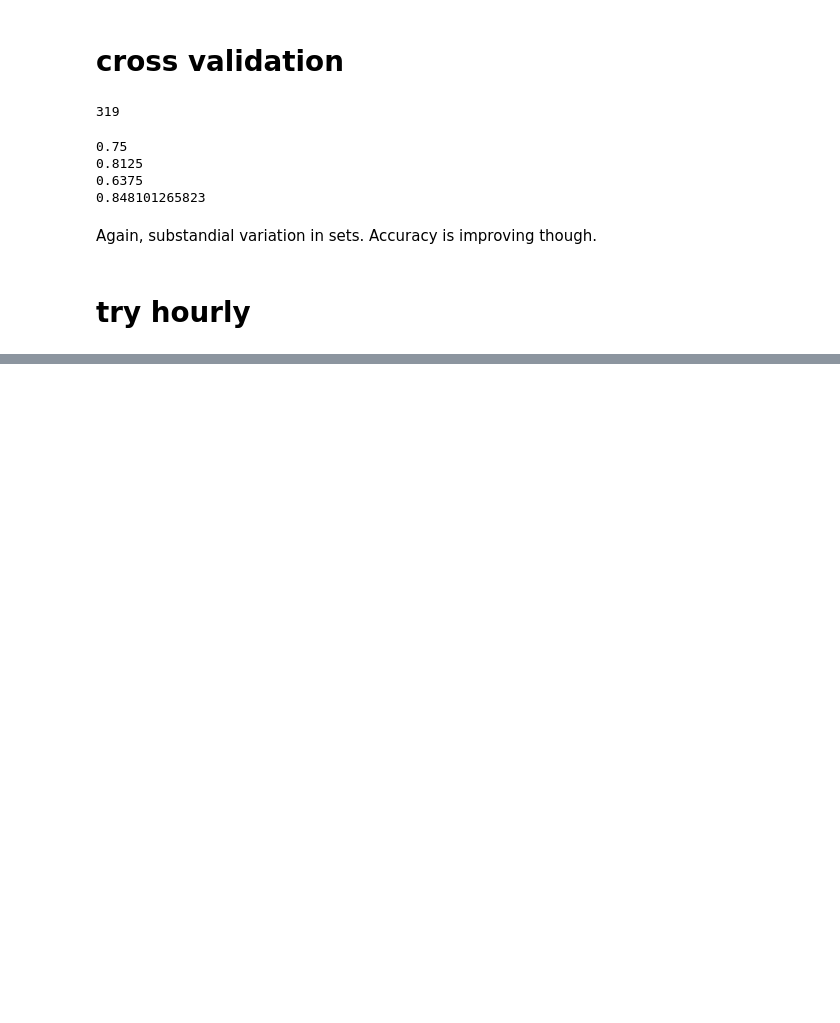
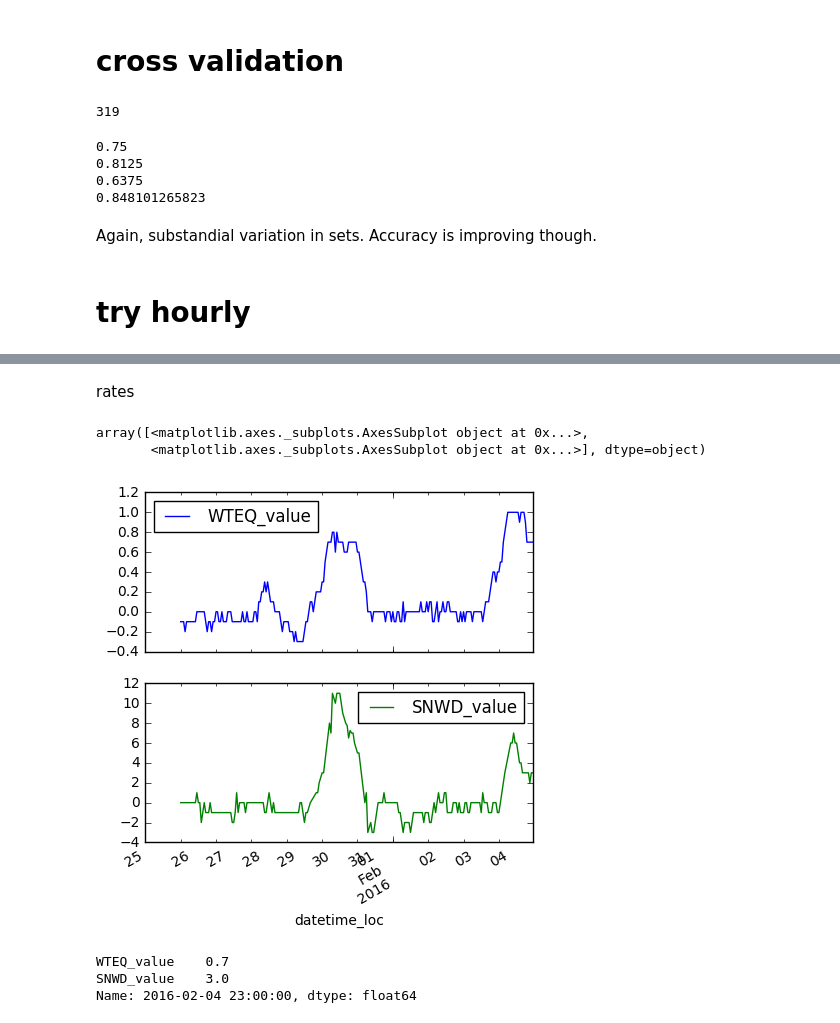
Before and after one commit to baldwint/snotelier, a Jupyter notebook: usda.ipynb, the cells around one changed output, grey strips where cells are left out. Drawn from its saved outputs; the diff is of its cells as text; code cells hidden in the pictures; blank space fills up the shorter version.

```diff
--- a/usda.ipynb
+++ b/usda.ipynb
@@ -1479,0 +1463,15 @@ Again, substandial variation in sets. Accuracy is improving though.
+# %% [markdown]
+rates
+# %%
+# 1-day snowfall
+dfi[['WTEQ_value', 'SNWD_value']].diff(24).plot(subplots=True)
+# %% [output]
+array([<matplotlib.axes._subplots.AxesSubplot object at 0x...>,
+       <matplotlib.axes._subplots.AxesSubplot object at 0x...>], dtype=object)
+[figure, added]
+# %%
+df_recent[['WTEQ_value', 'SNWD_value']].diff(24).ix[-1]
+# %% [output]
+WTEQ_value    0.7
+SNWD_value    3.0
+Name: 2016-02-04 23:00:00, dtype: float64
```
Also changed, not shown: parts of 118 cells of this notebook, 17 other files.
